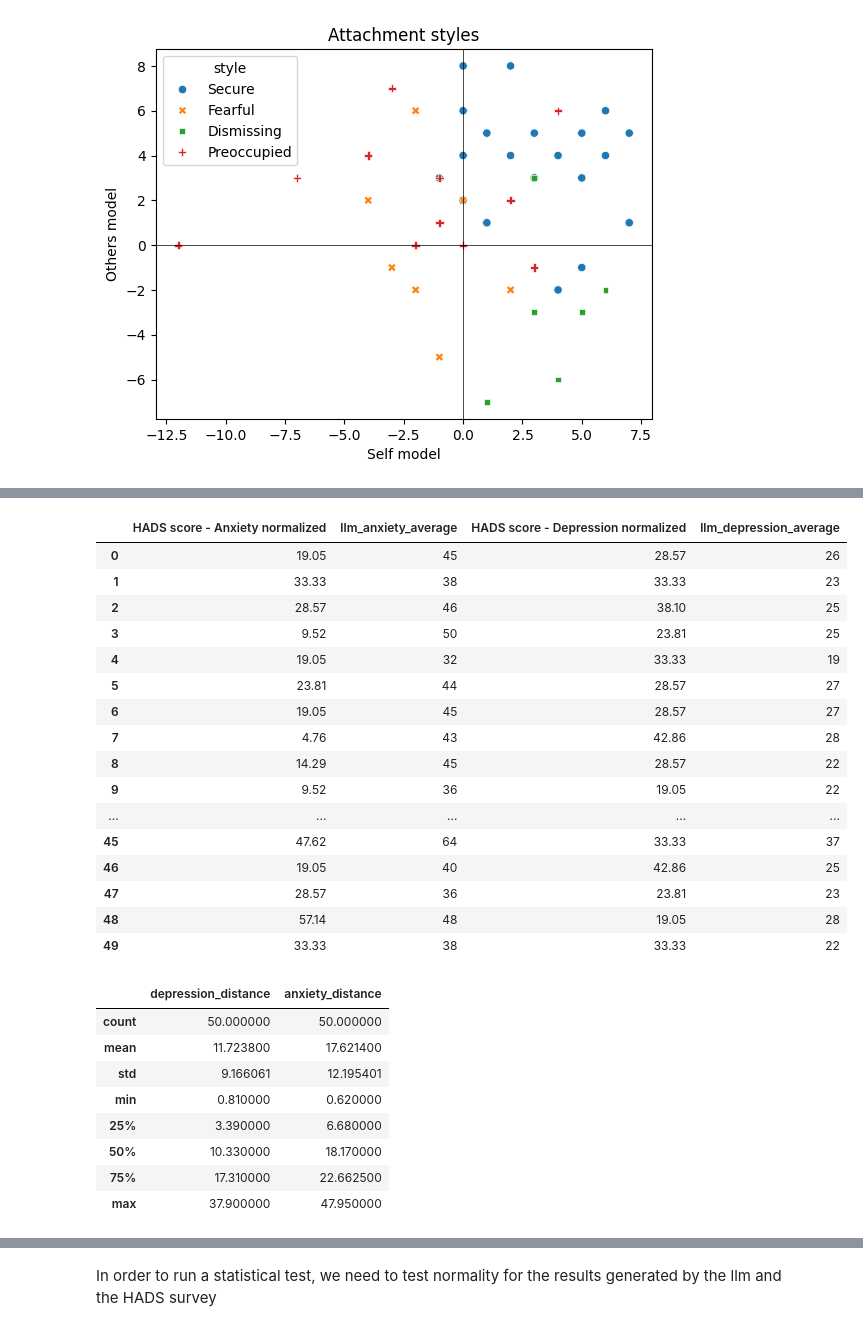
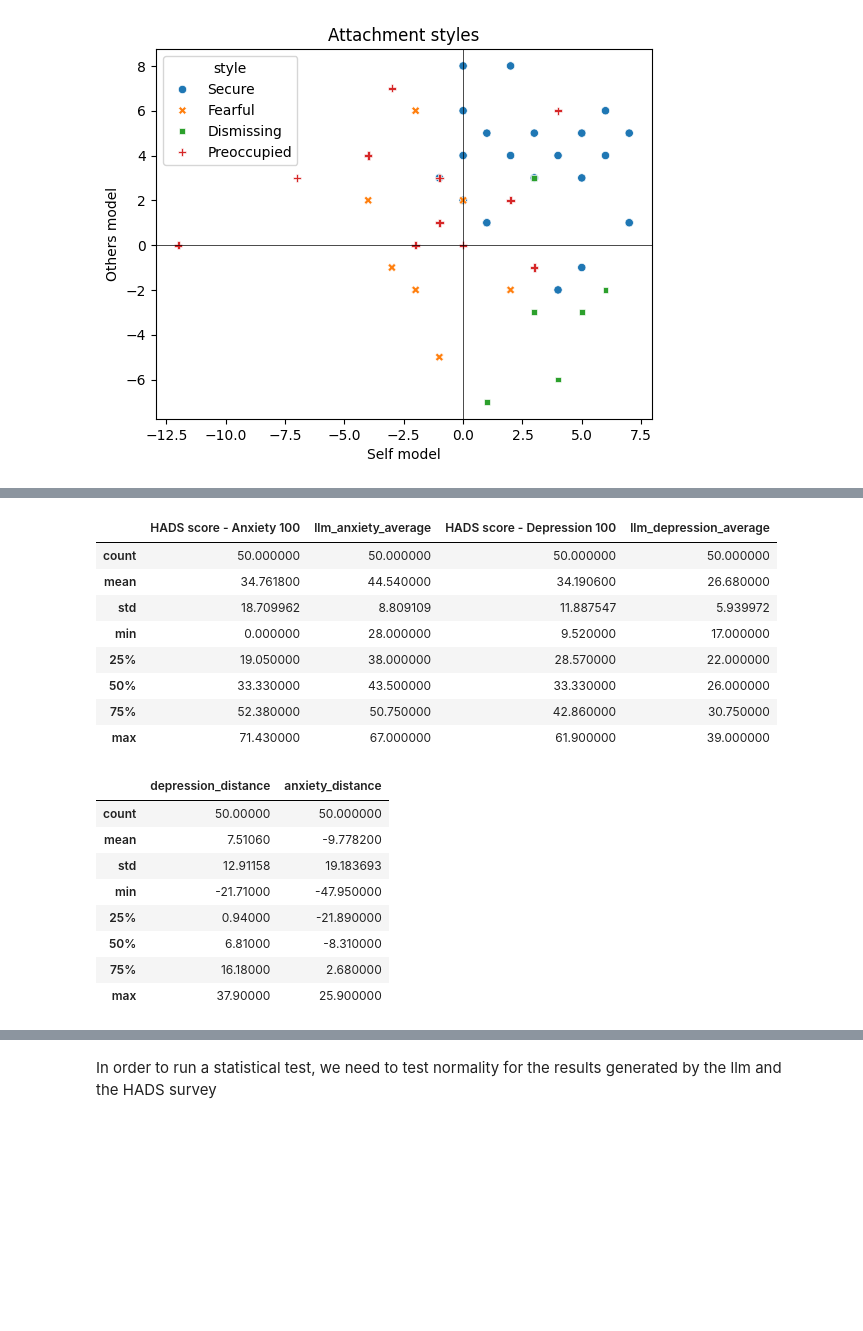
Before and after one commit to Zelev/attachment-jupyter, a Jupyter notebook: Attachment transcription service.ipynb, the cells around one changed output, grey strips where cells are left out. Drawn from its saved outputs; the diff is of its cells as text; code cells hidden in the pictures; blank space fills up the shorter version.

```diff
--- a/Attachment transcription service.ipynb
+++ b/Attachment transcription service.ipynb
@@ -806,65 +906,77 @@ dtype: float64
 # %%
 # get HADS scores and llm depression and anxiety averages
 df["llm_depression_average"] = df["llm_depression_average"].apply(
     lambda x: int(x) if x is not None else None
 )
 df["llm_anxiety_average"] = df["llm_anxiety_average"].apply(
     lambda x: int(x) if x is not None else None
 )
 
 # Standardize the HADS scores to 0-100.00 where 0 is the minimum and 21 is the maximum
 # add a new column with the standard values
-df.insert(len(df.columns), "HADS score - Anxiety 100", (df["HADS score - Anxiety"].apply(
-    lambda x: round((x / 21)*100, 2) if x is not None else None
-)))
+df.insert(
+    len(df.columns),
+    "HADS score - Anxiety 100",
+    (
+        df["HADS score - Anxiety"].apply(
+            lambda x: round((x / 21) * 100, 2) if x is not None else None
+        )
+    ),
+)
 
-df.insert(len(df.columns), "HADS score - Depression 100", (df["HADS score - Depression"].apply(
-    lambda x: round((x / 21)*100, 2) if x is not None else None
-)))
+df.insert(
+    len(df.columns),
+    "HADS score - Depression 100",
+    (
+        df["HADS score - Depression"].apply(
+            lambda x: round((x / 21) * 100, 2) if x is not None else None
+        )
+    ),
+)
 
-df.insert(len(df.columns), "depression_distance", (df["HADS score - Depression 100"] - df["llm_depression_average"]).abs())
-df.insert(len(df.columns), "anxiety_distance", (df["HADS score - Anxiety 100"] - df["llm_anxiety_average"]).abs())
+df.insert(
+    len(df.columns),
+    "depression_distance",
+    (df["HADS score - Depression 100"] - df["llm_depression_average"]),
+)
+df.insert(
+    len(df.columns),
+    "anxiety_distance",
+    (df["HADS score - Anxiety 100"] - df["llm_anxiety_average"]),
+)
 
 # print the columns with the HADS score and the llm depression and anxiety averages as a table
 df[
     [
         "HADS score - Anxiety 100",
         "llm_anxiety_average",
         "HADS score - Depression 100",
         "llm_depression_average",
     ]
-]
+].describe()
 # %% [output]
-|  | HADS score - Anxiety normalized | llm_anxiety_average | HADS score - Depression normalized | llm_depression_average |
-| 0 | 19.05 | 45 | 28.57 | 26 |
-| 1 | 33.33 | 38 | 33.33 | 23 |
-| 2 | 28.57 | 46 | 38.10 | 25 |
-| 3 | 9.52 | 50 | 23.81 | 25 |
-| 4 | 19.05 | 32 | 33.33 | 19 |
-| 5 | 23.81 | 44 | 28.57 | 27 |
-| 6 | 19.05 | 45 | 28.57 | 27 |
-| 7 | 4.76 | 43 | 42.86 | 28 |
-| 8 | 14.29 | 45 | 28.57 | 22 |
-| 9 | 9.52 | 36 | 19.05 | 22 |
-| ... | ... | ... | ... | ... |
-| 45 | 47.62 | 64 | 33.33 | 37 |
-| 46 | 19.05 | 40 | 42.86 | 25 |
-| 47 | 28.57 | 36 | 23.81 | 23 |
-| 48 | 57.14 | 48 | 19.05 | 28 |
-| 49 | 33.33 | 38 | 33.33 | 22 |
+|  | HADS score - Anxiety 100 | llm_anxiety_average | HADS score - Depression 100 | llm_depression_average |
+| count | 50.000000 | 50.000000 | 50.000000 | 50.000000 |
+| mean | 34.761800 | 44.540000 | 34.190600 | 26.680000 |
+| std | 18.709962 | 8.809109 | 11.887547 | 5.939972 |
+| min | 0.000000 | 28.000000 | 9.520000 | 17.000000 |
+| 25% | 19.050000 | 38.000000 | 28.570000 | 22.000000 |
+| 50% | 33.330000 | 43.500000 | 33.330000 | 26.000000 |
+| 75% | 52.380000 | 50.750000 | 42.860000 | 30.750000 |
+| max | 71.430000 | 67.000000 | 61.900000 | 39.000000 |
 # %%
 # Graph the average distance from the HADS scores to the ones selected by the LLM
 df[["depression_distance", "anxiety_distance"]].describe()
 # %% [output]
 |  | depression_distance | anxiety_distance |
-| count | 50.000000 | 50.000000 |
-| mean | 11.723800 | 17.621400 |
-| std | 9.166061 | 12.195401 |
-| min | 0.810000 | 0.620000 |
-| 25% | 3.390000 | 6.680000 |
-| 50% | 10.330000 | 18.170000 |
-| 75% | 17.310000 | 22.662500 |
-| max | 37.900000 | 47.950000 |
+| count | 50.00000 | 50.000000 |
+| mean | 7.51060 | -9.778200 |
+| std | 12.91158 | 19.183693 |
+| min | -21.71000 | -47.950000 |
+| 25% | 0.94000 | -21.890000 |
+| 50% | 6.81000 | -8.310000 |
+| 75% | 16.18000 | 2.680000 |
+| max | 37.90000 | 25.900000 |
 # %%
 # generate distances for each image and the description, past, present and future
 for img_num in range(1, 9):
```
Also changed, not shown: parts of 25 cells of this notebook.
